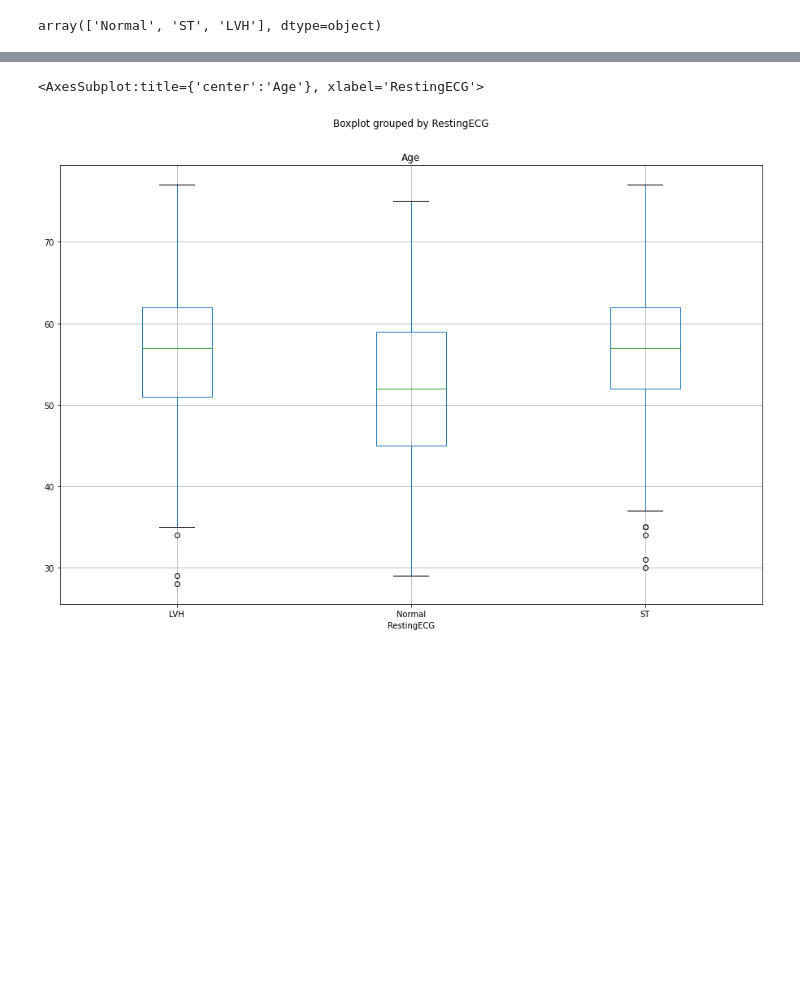
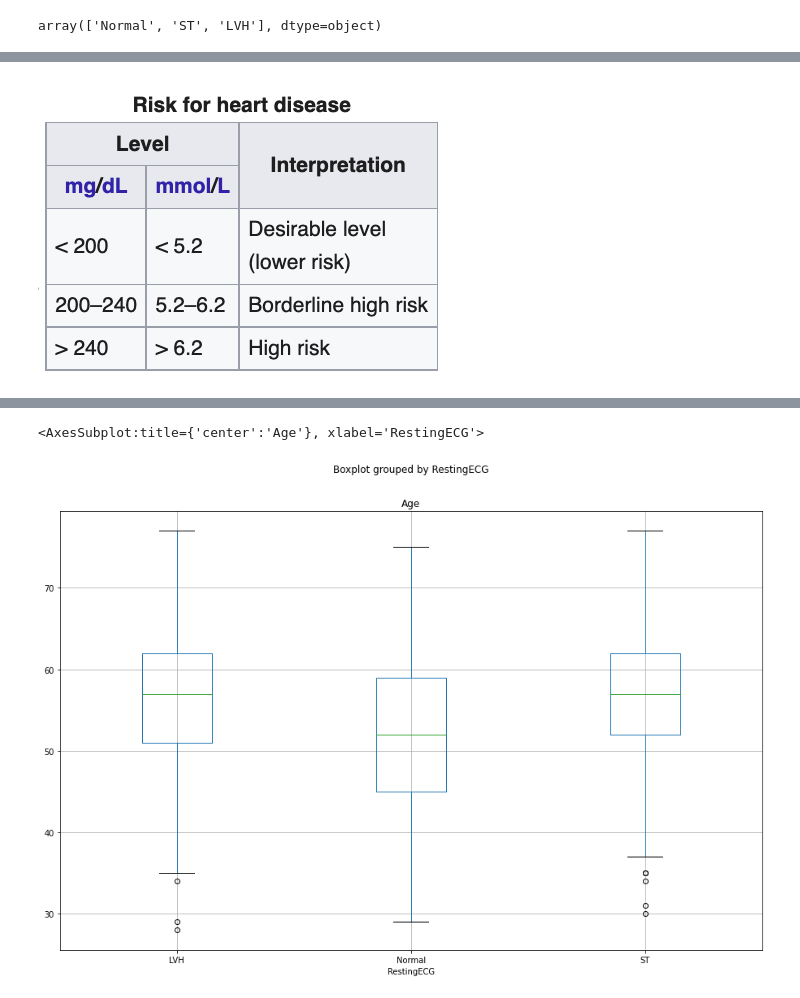
Before and after one commit to dgonzal/rnd_forest_barcamp, a Jupyter notebook: barcamp_heart.ipynb, the cells around one changed output, grey strips where cells are left out. Cells and saved outputs as stored; diff of their text form; code cells hidden in the pictures; blank space fills up the shorter version.

```diff
--- a/barcamp_heart.ipynb
+++ b/barcamp_heart.ipynb
@@ -107,0 +138,4 @@ print(dict(zip(le.classes_, le.transform(le.classes_))))
+# %%
+Image(filename='images/cholesterol.png')
+# %% [output]
+[figure, added]
```
Also changed, not shown: parts of 41 cells of this notebook.
